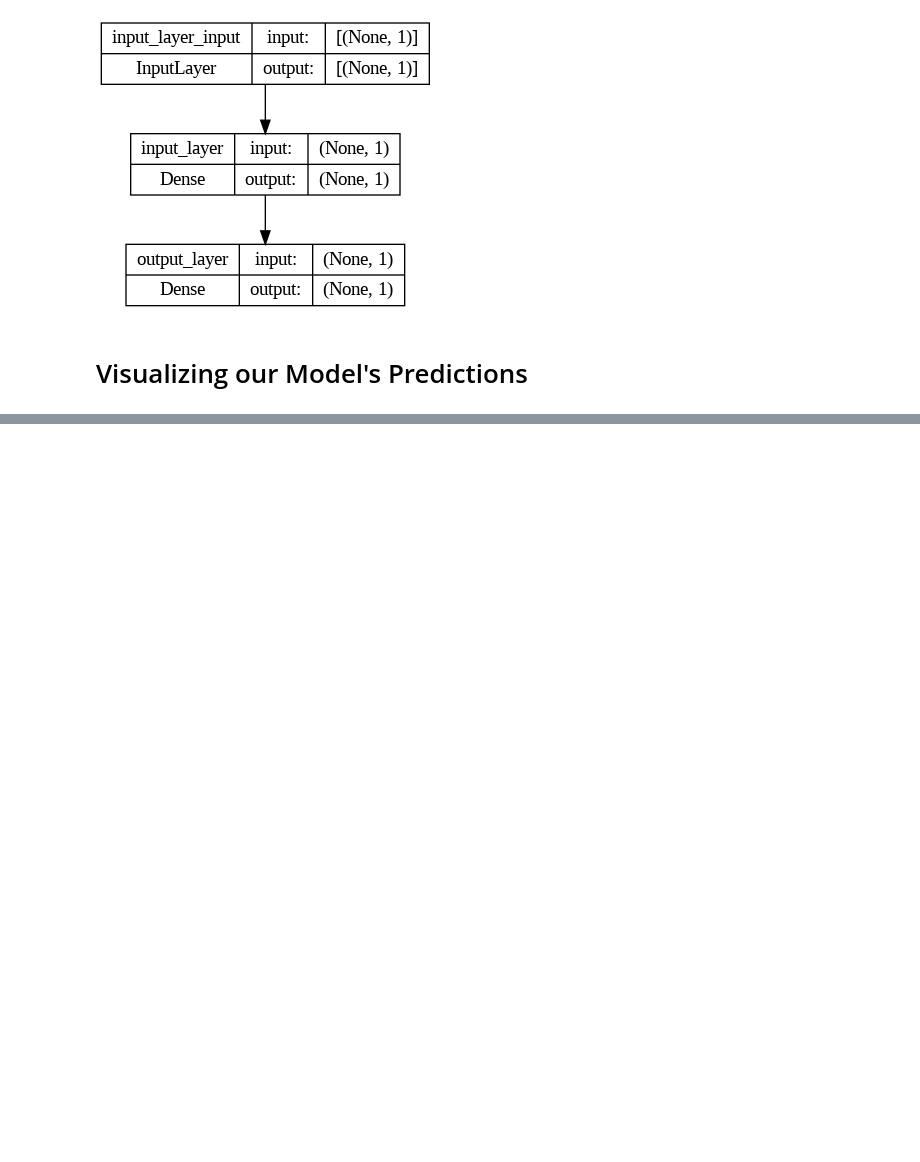
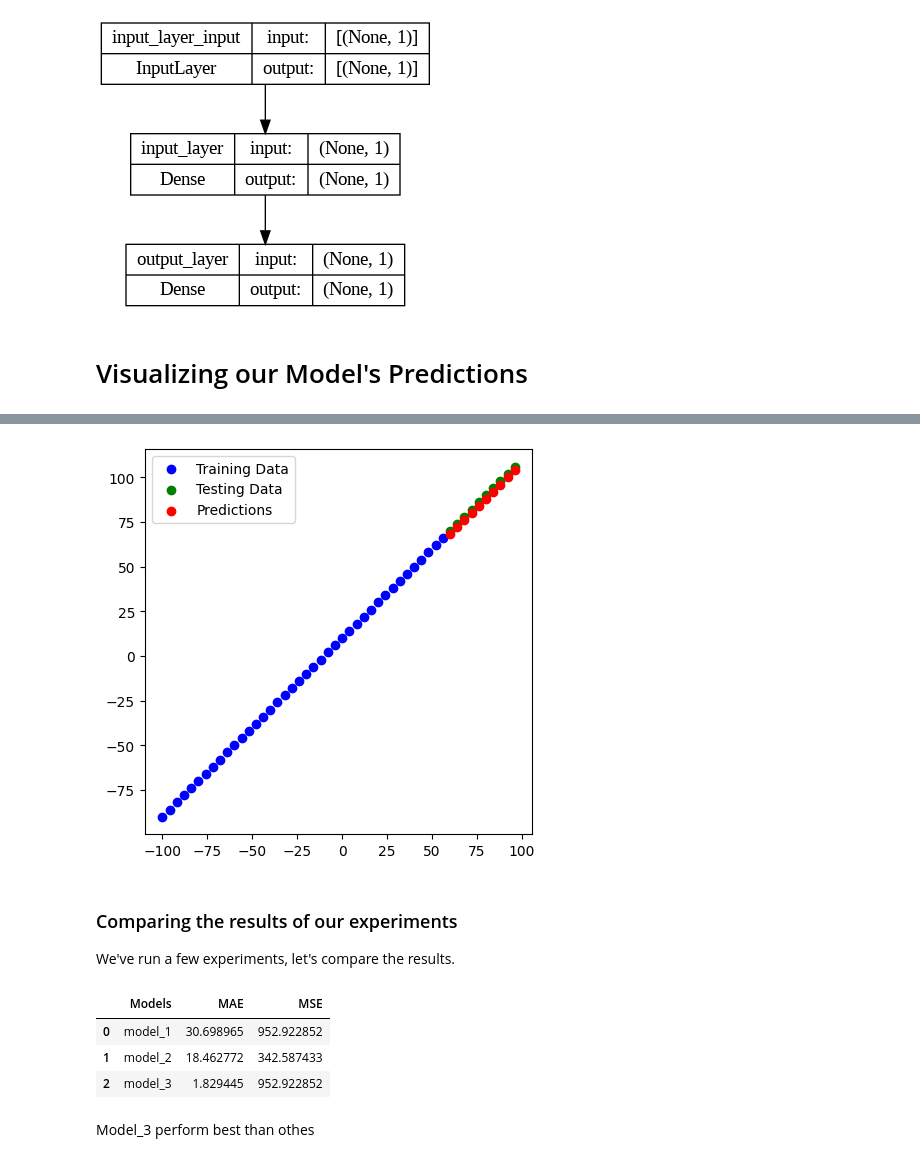
Before and after one commit to MusadaqTanvir/TensforFlowCodes, a Jupyter notebook: 01_Neural_Network_with_TF.ipynb, the cells around one changed output, grey strips where cells are left out. Drawn from its saved outputs; the diff is of its cells as text; code cells hidden in the pictures; blank space fills up the shorter version.

```diff
--- a/01_Neural_Network_with_TF.ipynb
+++ b/01_Neural_Network_with_TF.ipynb
@@ -354,0 +630,16 @@ plot_model(model=model,show_shapes=True)
+# %%
+# Again create another model_3
+
+model_3 = tf.keras.Sequential([
+    tf.keras.layers.Dense(units=1,activation='linear'),
+    tf.keras.layers.Dense(units=10,activation='linear'),
+    tf.keras.layers.Dense(units=10,activation='linear'),
+    tf.keras.layers.Dense(units=1,activation='linear')
+])
+
+# Compile the Model
+
+model_3.compile(loss=tf.keras.losses.MSE,optimizer=tf.keras.optimizers.Adam(lr=0.001),metrics=['mae'])
+
+# Fitting the Model
+model_3.fit(X_train,y_train,epochs=500)
@@ -354,0 +666,4 @@ plot_model(model=model,show_shapes=True)
+# %%
+y_pred3 = model_3.predict([X_test])
+plot_predictions(X_train,y_train,X_test,y_test,y_pred3)
+# %% [output]
@@ -354,0 +671,4 @@ plot_model(model=model,show_shapes=True)
+[figure, added]
+# %% [markdown]
+### Comparing the results of our experiments
+We've run a few experiments, let's compare the results.
@@ -354,0 +678,12 @@ plot_model(model=model,show_shapes=True)
+# %%
+import pandas as pd
+model_results = [["model_1",mae_1.numpy(),mse_1.numpy()],["model_2",mae_2.numpy(),mse_2.numpy()],["model_3",mae_3.numpy(),mse_1.numpy()]]
+model_results = pd.DataFrame(model_results,columns=["Models","MAE",'MSE'])
+model_results
+# %% [output]
+|  | Models | MAE | MSE |
+| 0 | model_1 | 30.698965 | 952.922852 |
+| 1 | model_2 | 18.462772 | 342.587433 |
+| 2 | model_3 | 1.829445 | 952.922852 |
+# %% [markdown]
+Model_3 perform best than othes
```
Also changed, not shown: parts of 55 cells of this notebook.
